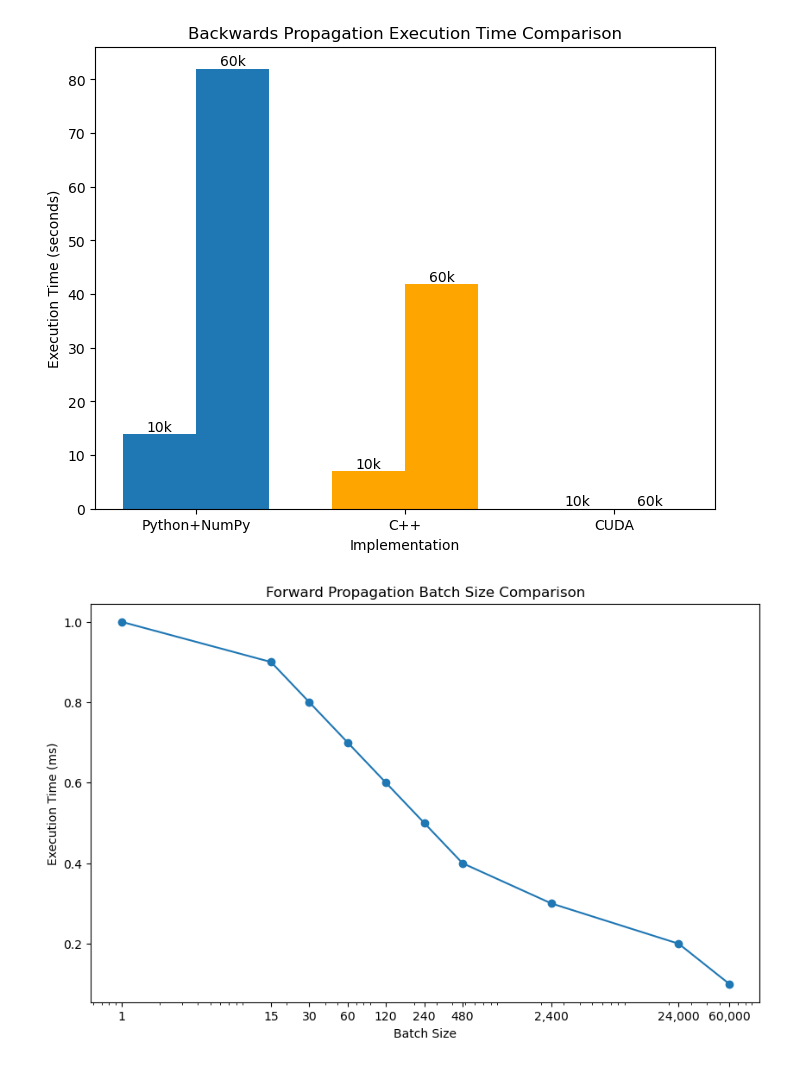
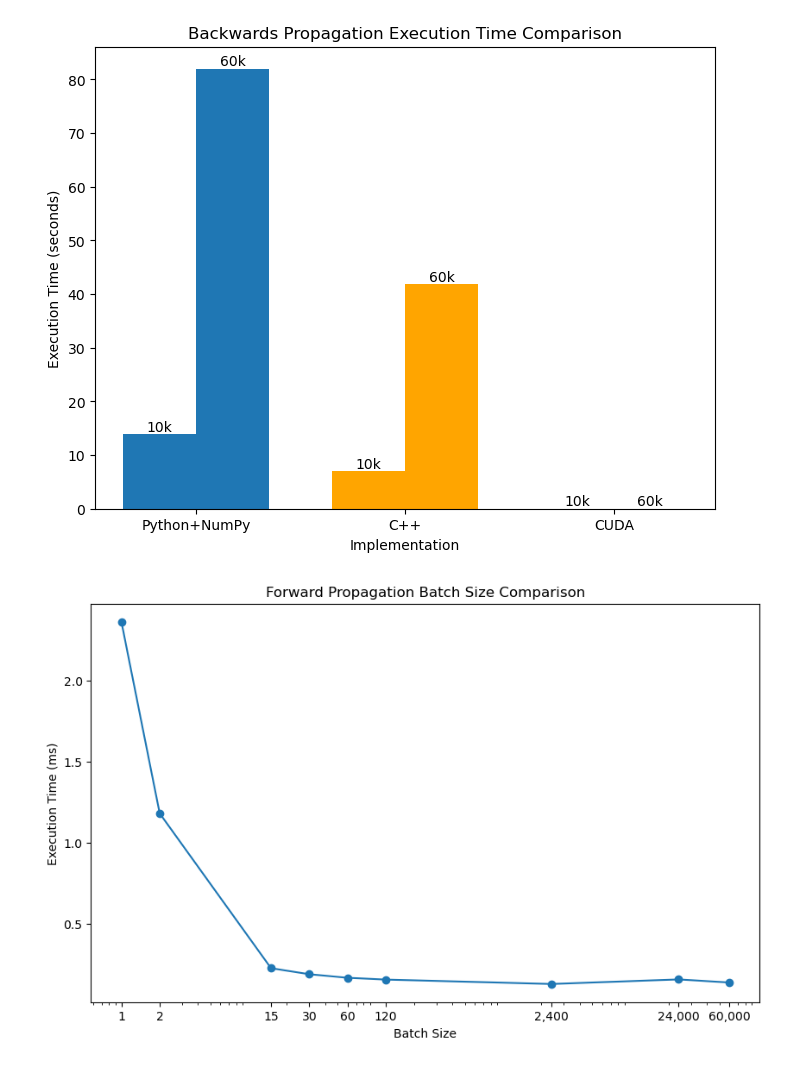
Before and after one commit to t-makaro/586C-Project, a Jupyter notebook: report/graphs.ipynb, the cells around one changed output. Saved outputs shown, nothing was run; the diff lists cells and outputs as text; code cells hidden in the pictures.

```diff
--- a/report/graphs.ipynb
+++ b/report/graphs.ipynb
@@ -69,27 +69,27 @@ plt.show()
 [figure]
 # %%
 # Data
-batch_sizes = [1, 15, 30, 60, 120, 240, 480, 2400, 24000, 60000]
-times_60k = [1, 0.9, 0.8, 0.7, 0.6, 0.5, 0.4, 0.3, 0.2, 0.1]
+batch_sizes = [1, 2, 15, 30, 60, 120, 2400, 24000, 60000]
+times_60k = [2.36, 1.18, 0.227, 0.19, 0.168, 0.157, 0.13, 0.158, 0.139]
 
 # Create a line plot
 plt.figure(figsize=(10, 6))
 plt.plot(batch_sizes, times_60k, marker='o')
 
 # Set labels, title, and x-axis scale
 plt.xlabel('Batch Size')
 plt.ylabel('Execution Time (ms)')
 plt.title('Forward Propagation Batch Size Comparison')
 plt.xscale('log')
 plt.xticks(batch_sizes)
 
 # Formatter for exact batch size values on x-axis
 plt.gca().xaxis.set_major_formatter(FuncFormatter(lambda x, _: f'{int(x):,}'))
 
 # Save the plot to a file
 plt.savefig('images/forward_batch_time_comparison.png')
 
 # Display the plot
 plt.show()
 # %% [output]
-[figure, old version]
+[figure, new version]
```
Also changed, not shown: parts of 1 cell of this notebook, 2 other files.
